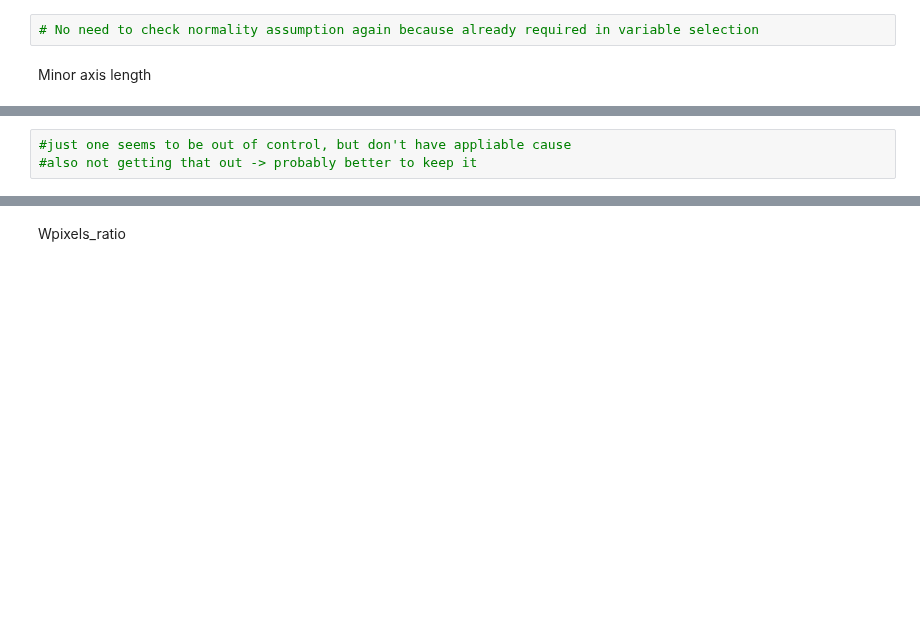
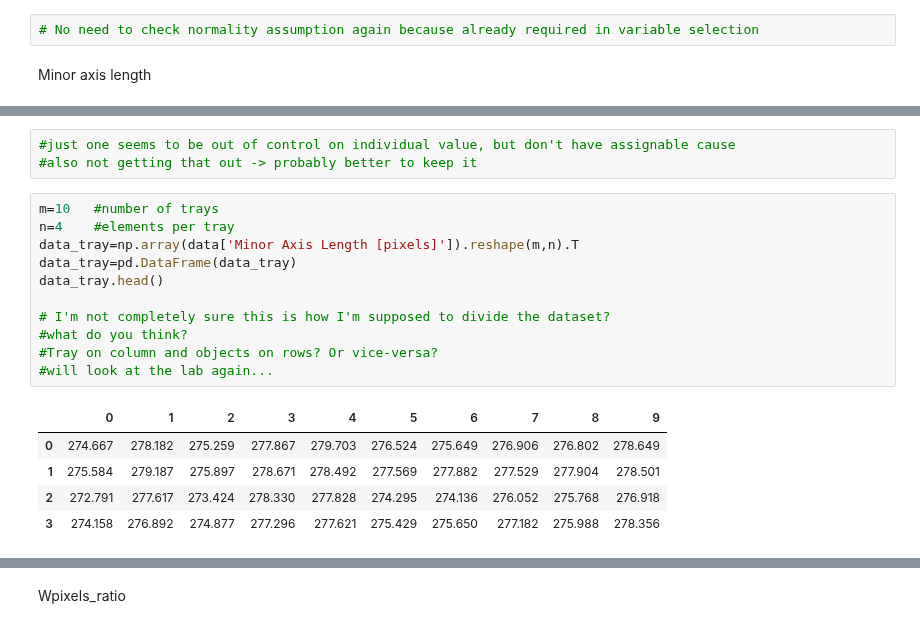
Before and after one commit to abylai11/qda-project, a Jupyter notebook: Python code/Control charts.ipynb, the cells around one changed output, grey strips where cells are left out. Cells and saved outputs as stored; diff of their text form; blank space fills up the shorter version.

```diff
--- a/Python code/Control charts.ipynb
+++ b/Python code/Control charts.ipynb
@@ -73,3 +74,20 @@ data_IMR = qda.ControlCharts.IMR(data,'Minor Axis Length [pixels]')
 # %%
-#just one seems to be out of control, but don't have appliable cause
+#just one seems to be out of control on individual value, but don't have assignable cause
 #also not getting that out -> probably better to keep it
+# %%
+m=10   #number of trays
+n=4    #elements per tray
+data_tray=np.array(data['Minor Axis Length [pixels]']).reshape(m,n).T
+data_tray=pd.DataFrame(data_tray)
+data_tray.head()
+
+# I'm not completely sure this is how I'm supposed to divide the dataset?
+#what do you think?
+#Tray on column and objects on rows? Or vice-versa?
+#will look at the lab again...
+# %% [output]
+|  | 0 | 1 | 2 | 3 | 4 | 5 | 6 | 7 | 8 | 9 |
+| 0 | 274.667 | 278.182 | 275.259 | 277.867 | 279.703 | 276.524 | 275.649 | 276.906 | 276.802 | 278.649 |
+| 1 | 275.584 | 279.187 | 275.897 | 278.671 | 278.492 | 277.569 | 277.882 | 277.529 | 277.904 | 278.501 |
+| 2 | 272.791 | 277.617 | 273.424 | 278.330 | 277.828 | 274.295 | 274.136 | 276.052 | 275.768 | 276.918 |
+| 3 | 274.158 | 276.892 | 274.877 | 277.296 | 277.621 | 275.429 | 275.650 | 277.182 | 275.988 | 278.356 |
```
Also changed, not shown: parts of 8 cells of this notebook.
